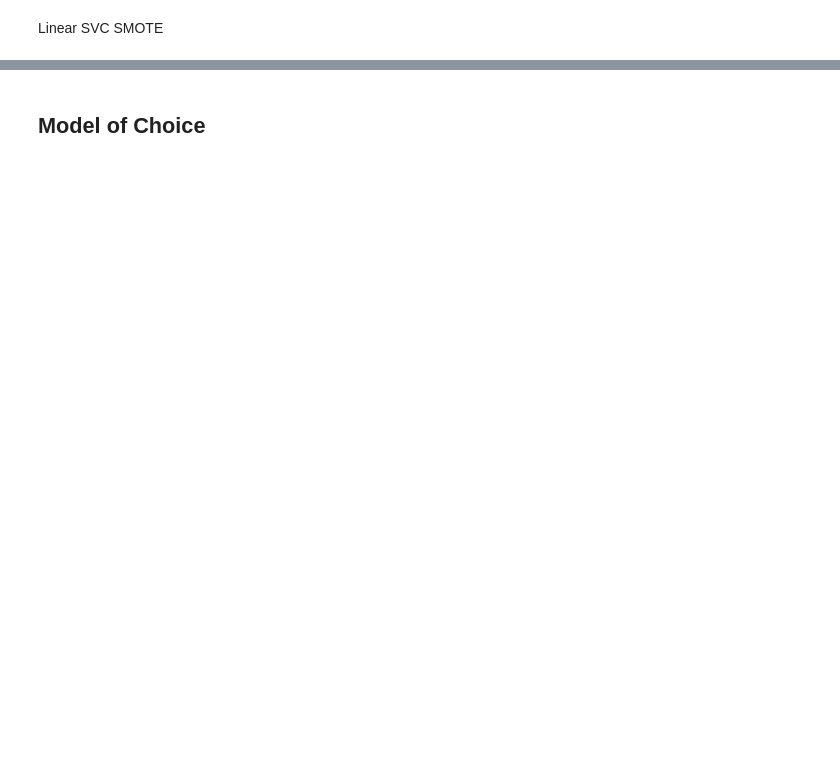
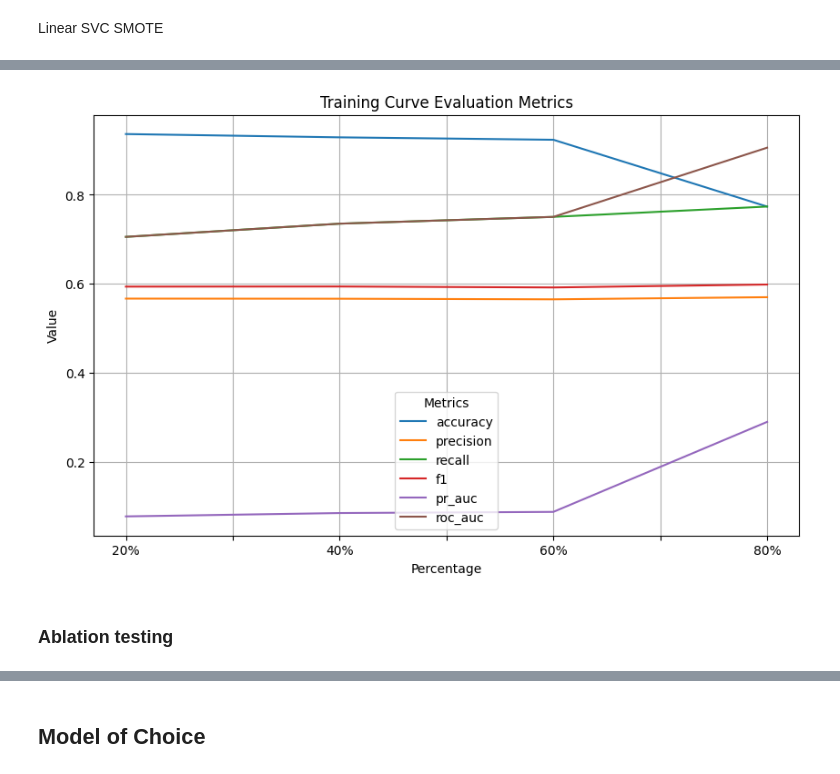
Before and after one commit to mollykstark/SIADS-Milestone-II, a Jupyter notebook: src/notebooks/supervised.ipynb, the cells around one changed output, grey strips where cells are left out. Saved outputs shown, nothing was run; the diff lists cells and outputs as text; code cells hidden in the pictures; blank space fills up the shorter version.

```diff
--- a/src/notebooks/supervised.ipynb
+++ b/src/notebooks/supervised.ipynb
@@ -619,0 +794,8 @@ print(f"ROC AUC Score: {roc_auc_score(y_test, svm_y_pred)}")
+# %%
+y_pred40 = clf_40.predict(X_test)
+print(f"Accuracy Score: {accuracy_score(y_test, y_pred40)}")
+print(f"Precision Score: {precision_score(y_test, y_pred40,average='macro')}")
+print(f"Recall Score: {recall_score(y_test, y_pred40,average='macro')}")
+print(f"F1 Score: {f1_score(y_test, y_pred40, average='macro')}")
+print(f"PR AUC Score: {average_precision_score(y_test, y_pred40)}")
+print(f"ROC AUC Score: {roc_auc_score(y_test, y_pred40)}")
@@ -619,0 +811,13 @@ print(f"ROC AUC Score: {roc_auc_score(y_test, svm_y_pred)}")
+# %%
+# X_train, X_test, y_train, y_test, X_train_resampled, y_train_resampled, X, y = supervised_preprocessing(df, 0.4)
+# clf_60 = LogisticRegression(random_state=42,C=1, max_iter=5000, penalty='l2', solver='saga', tol=0.0001).fit(X_train_resampled, y_train_resampled)
+# dump(clf_60, '../models/supervised/clf_60.pkl.lzma')
+clf_60 = load('../models/supervised/clf_60.pkl.lzma')
+# %%
+y_pred60 = clf_60.predict(X_test)
+print(f"Accuracy Score: {accuracy_score(y_test, y_pred60)}")
+print(f"Precision Score: {precision_score(y_test, y_pred60,average='macro')}")
+print(f"Recall Score: {recall_score(y_test, y_pred60,average='macro')}")
+print(f"F1 Score: {f1_score(y_test, y_pred60, average='macro')}")
+print(f"PR AUC Score: {average_precision_score(y_test, y_pred60)}")
+print(f"ROC AUC Score: {roc_auc_score(y_test, y_pred60)}")
@@ -619,0 +831,11 @@ print(f"ROC AUC Score: {roc_auc_score(y_test, svm_y_pred)}")
+# %%
+training_curve = {'percent':['20%','40%','60%','80%'],
+               'accuracy':[accuracy_score(y_test, y_pred20),accuracy_score(y_test, y_pred40),accuracy_score(y_test, y_pred60),np.mean(best_lr_smote_cv['test_balanced_accuracy'])],
+               'precision':[precision_score(y_test, y_pred20,average='macro'),precision_score(y_test, y_pred40,average='macro'),precision_score(y_test, y_pred60,average='macro'),np.mean(best_lr_smote_cv['test_precision_macro'])],
+               'recall':[recall_score(y_test, y_pred20,average='macro'),recall_score(y_test, y_pred40,average='macro'),recall_score(y_test, y_pred60,average='macro'),np.mean(best_lr_smote_cv['test_recall_macro'])],
+               'f1':[f1_score(y_test, y_pred20, average='macro'),f1_score(y_test, y_pred40, average='macro'),f1_score(y_test, y_pred60, average='macro'),np.mean(best_lr_smote_cv['test_f1_macro'])],
+               'pr_auc':[average_precision_score(y_test, y_pred20),average_precision_score(y_test, y_pred40),average_precision_score(y_test, y_pred60),np.mean(best_lr_smote_cv['test_average_precision'])],
+               'roc_auc':[roc_auc_score(y_test, y_pred20),roc_auc_score(y_test, y_pred40),roc_auc_score(y_test, y_pred60),np.mean(best_lr_smote_cv['test_roc_auc'])]}
+
+training_curve_df = pd.DataFrame(training_curve).set_index('percent')
+training_curve_df
@@ -619,0 +849,12 @@ print(f"ROC AUC Score: {roc_auc_score(y_test, svm_y_pred)}")
+# %%
+training_curve_df.plot(kind='line', figsize=(10, 6))
+plt.title('Training Curve Evaluation Metrics')
+plt.xlabel('Percentage')
+plt.ylabel('Value')
+plt.legend(title='Metrics')
+plt.grid(True)
+plt.show()
+# %% [output]
+[figure, added]
+# %% [markdown]
+### Ablation testing
```
Also changed, not shown: parts of 60 cells of this notebook, 23 other files.
